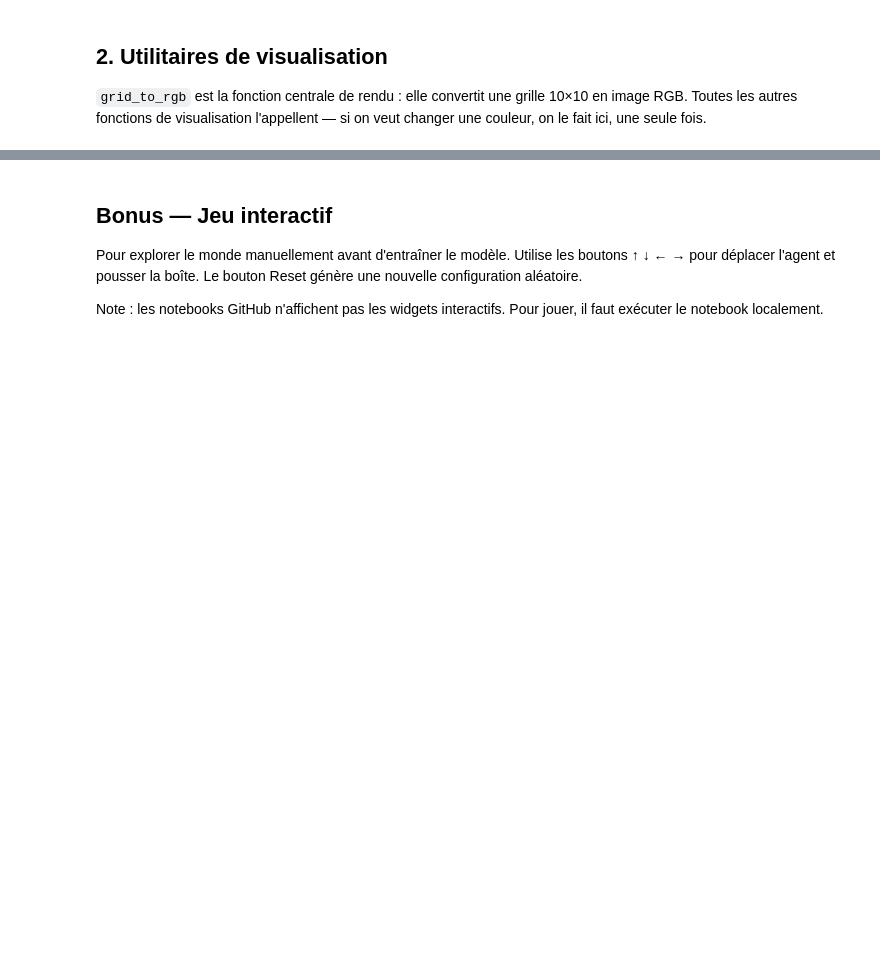
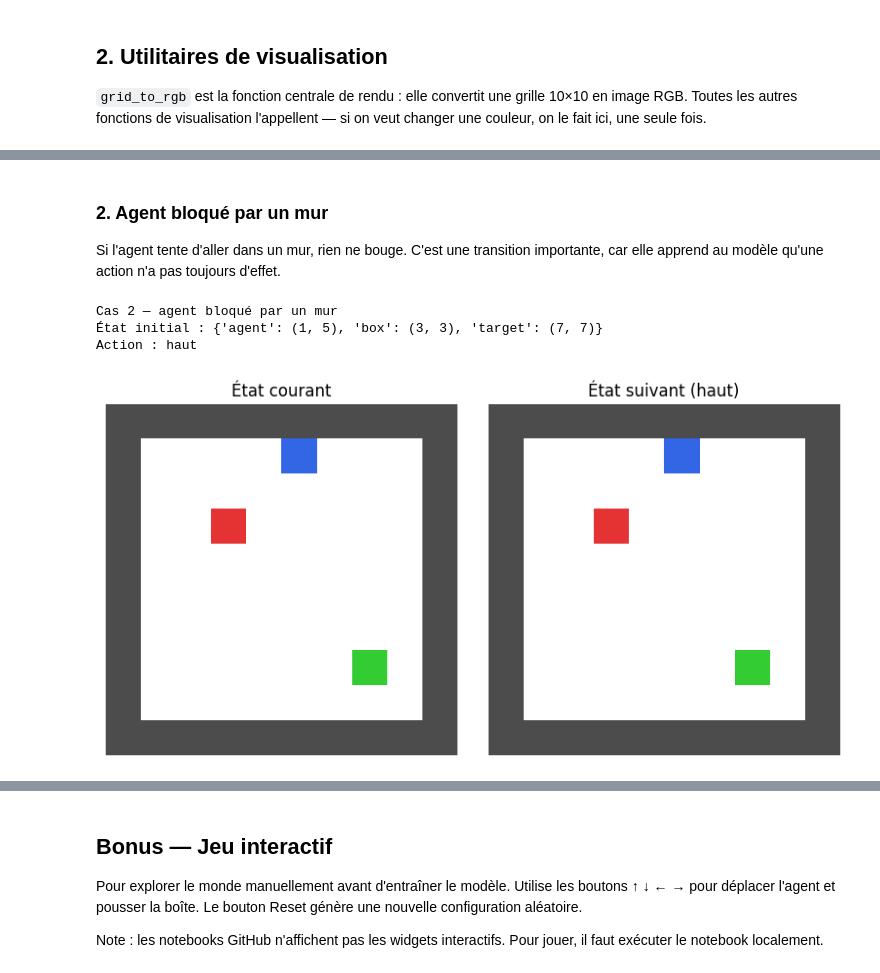
Before and after one commit to Stabadev/mini-world-model, a Jupyter notebook: notebooks/01_environment.ipynb, the cells around one changed output, grey strips where cells are left out. Drawn from its saved outputs; the diff is of its cells as text; code cells hidden in the pictures; blank space fills up the shorter version.

```diff
--- a/notebooks/01_environment.ipynb
+++ b/notebooks/01_environment.ipynb
@@ -316,0 +296,19 @@ Dataset sauvegardé dans data/
+# %% [markdown]
+### 2. Agent bloqué par un mur
+
+Si l'agent tente d'aller dans un mur, rien ne bouge.
+C'est une transition importante, car elle apprend au modèle qu'une action
+n'a pas toujours d'effet.
+# %%
+run_case(
+    agent=(1, 5),
+    box=(3, 3),
+    target=(7, 7),
+    action=0,  # haut
+    title="Cas 2 — agent bloqué par un mur"
+)
+# %% [output]
+Cas 2 — agent bloqué par un mur
+État initial : {'agent': (1, 5), 'box': (3, 3), 'target': (7, 7)}
+Action : haut
+[figure, added]
```
Also changed, not shown: parts of 56 cells of this notebook, 1 other file.
